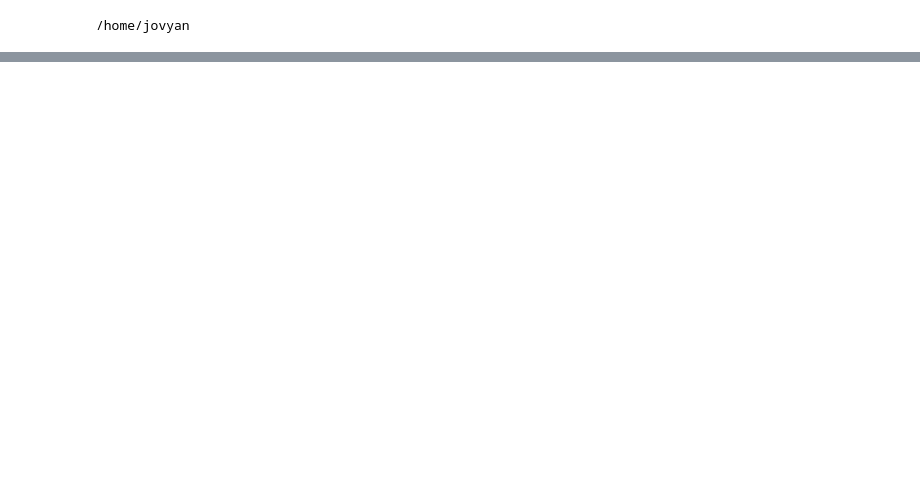
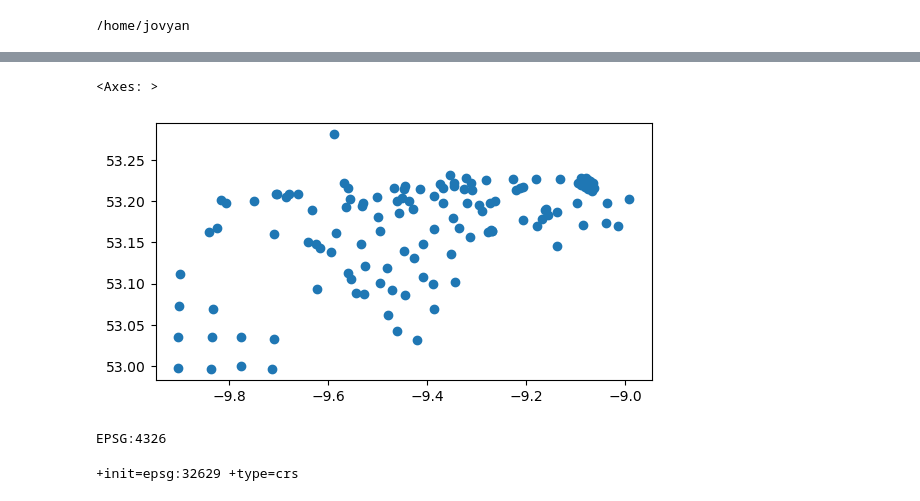
Before and after one commit to oceanhackweek/ohw23-proj-habitatmapping, a Jupyter notebook: ReadData.ipynb, the cells around one changed output, grey strips where cells are left out. Saved outputs shown, nothing was run; the diff lists cells and outputs as text; code cells hidden in the pictures; blank space fills up the shorter version.

Commit message:
Read sediment sample shapefile

```diff
--- a/ReadData.ipynb
+++ b/ReadData.ipynb
@@ -31,0 +35,10 @@ backs.sel(band=1).plot()
+# %%
+shape=gpd.read_file('ohw23-proj-habitatmapping/data/Seabed_Grab_Sample_IE_Waters_WGS84_LAT_20220513_CLIPPED.shp')
+shape.plot()
+# %% [output]
+<Axes: >
+[figure, added]
+# %%
+print(shape.crs)
+# %% [output]
+EPSG:4326
@@ -31,0 +47,4 @@ backs.sel(band=1).plot()
+# %%
+print(shape_utm29n.crs)
+# %% [output]
++init=epsg:32629 +type=crs
```
Also changed, not shown: parts of 11 cells of this notebook.
